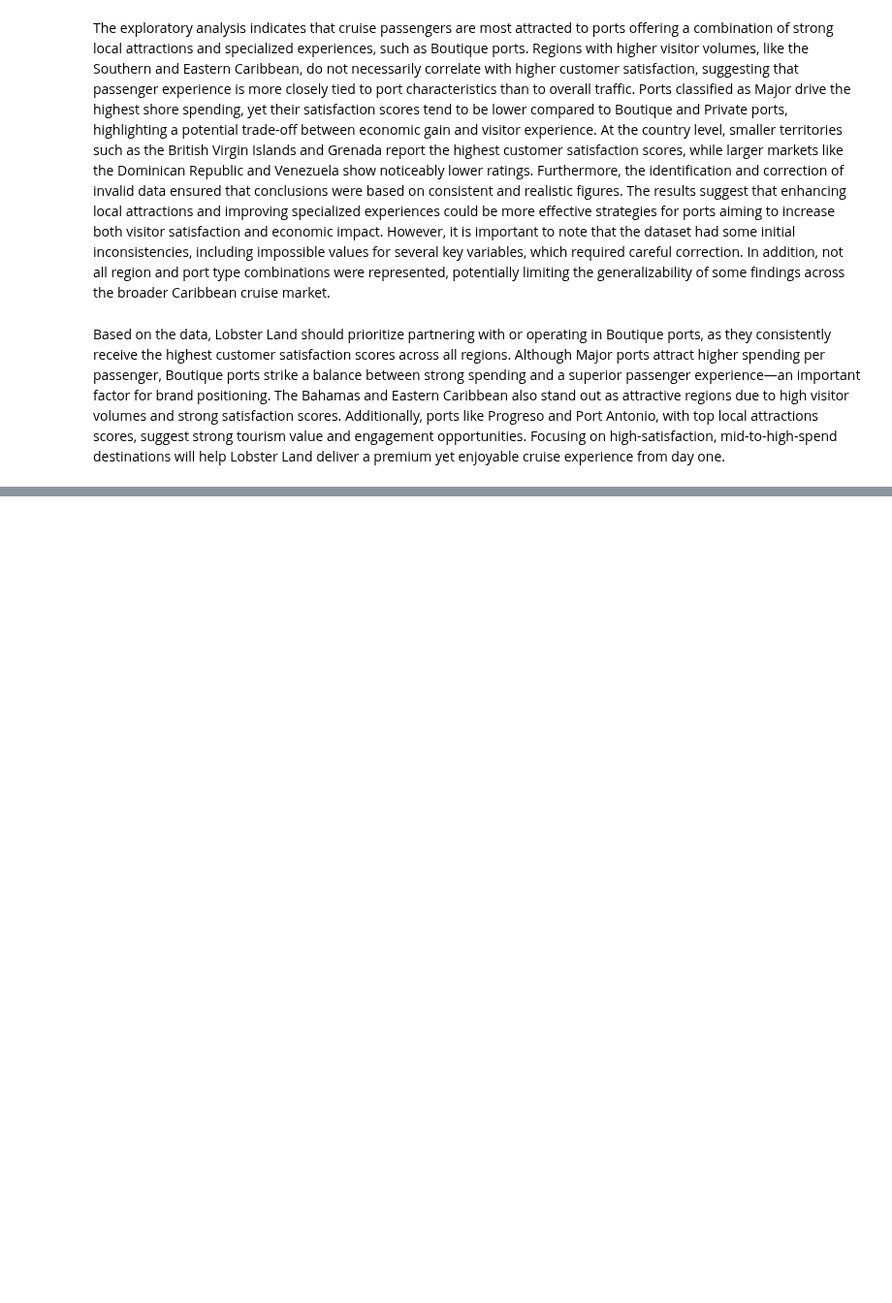
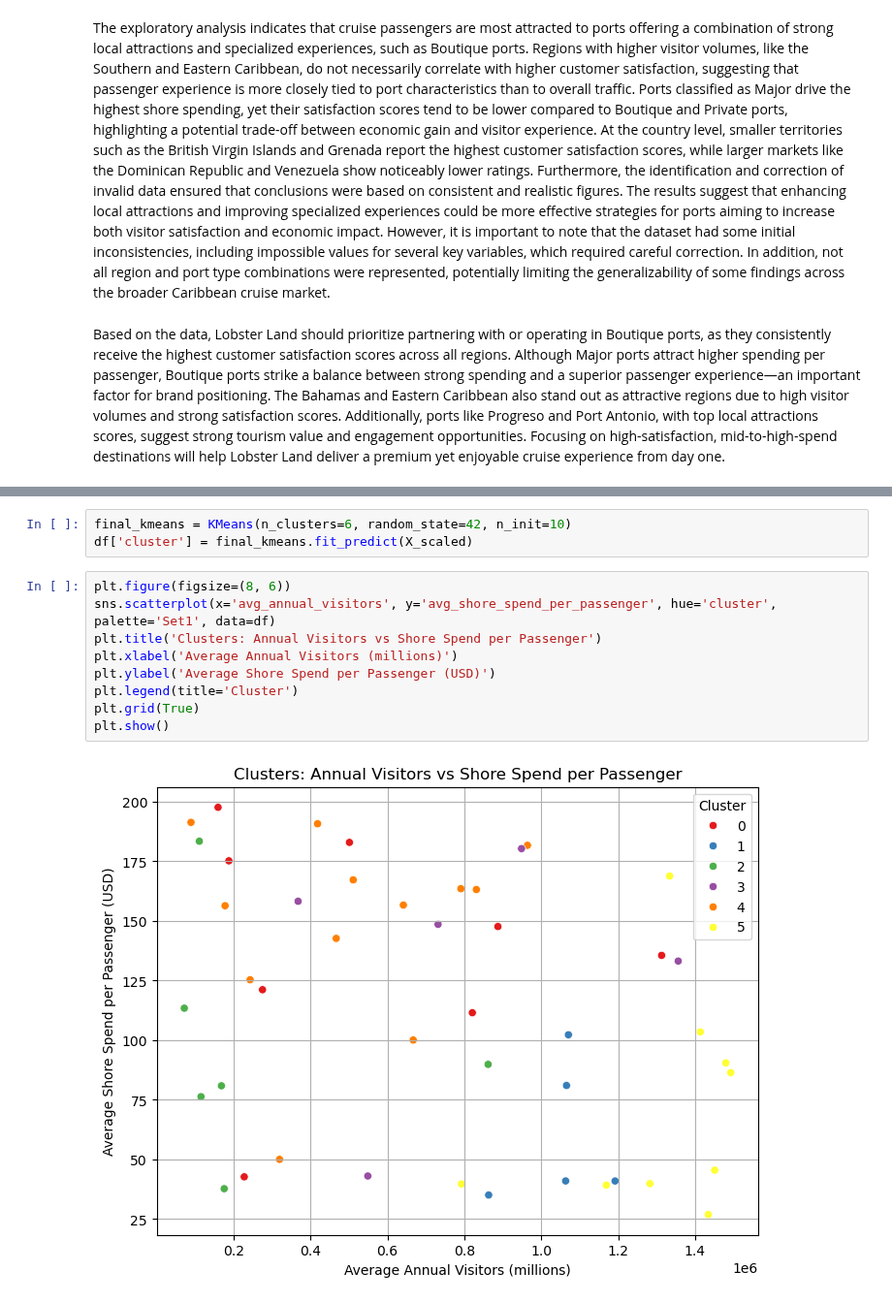
Before and after one commit to PrathamKabra/LobsterLand-Project, a Jupyter notebook: Complete_Code.ipynb, the cells around one changed output, grey strips where cells are left out. Shown at 97% size. Saved outputs shown, nothing was run; the diff lists cells and outputs as text; blank space fills up the shorter version.

```diff
--- a/Complete_Code.ipynb
+++ b/Complete_Code.ipynb
@@ -251,0 +352,14 @@ Based on the data, Lobster Land should prioritize partnering with or operating i
+# %%
+final_kmeans = KMeans(n_clusters=6, random_state=42, n_init=10)
+df['cluster'] = final_kmeans.fit_predict(X_scaled)
+# %%
+plt.figure(figsize=(8, 6))
+sns.scatterplot(x='avg_annual_visitors', y='avg_shore_spend_per_passenger', hue='cluster', palette='Set1', data=df)
+plt.title('Clusters: Annual Visitors vs Shore Spend per Passenger')
+plt.xlabel('Average Annual Visitors (millions)')
+plt.ylabel('Average Shore Spend per Passenger (USD)')
+plt.legend(title='Cluster')
+plt.grid(True)
+plt.show()
+# %% [output]
+[figure, added]
```
Also changed, not shown: parts of 33 cells of this notebook.
